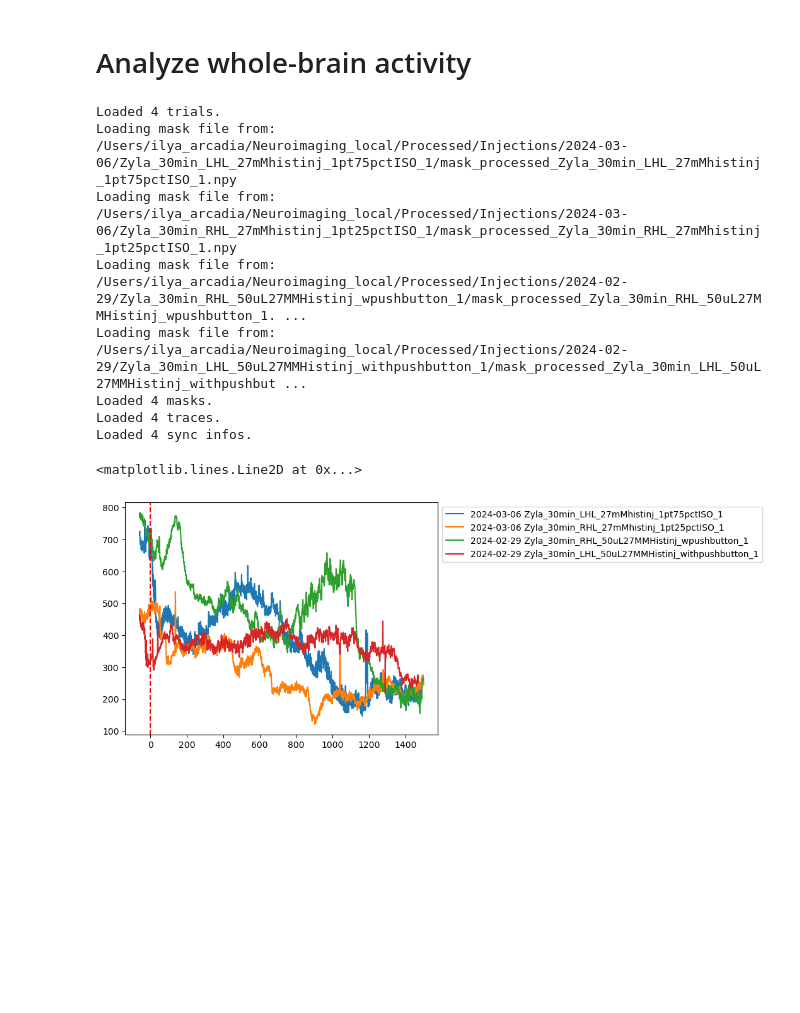
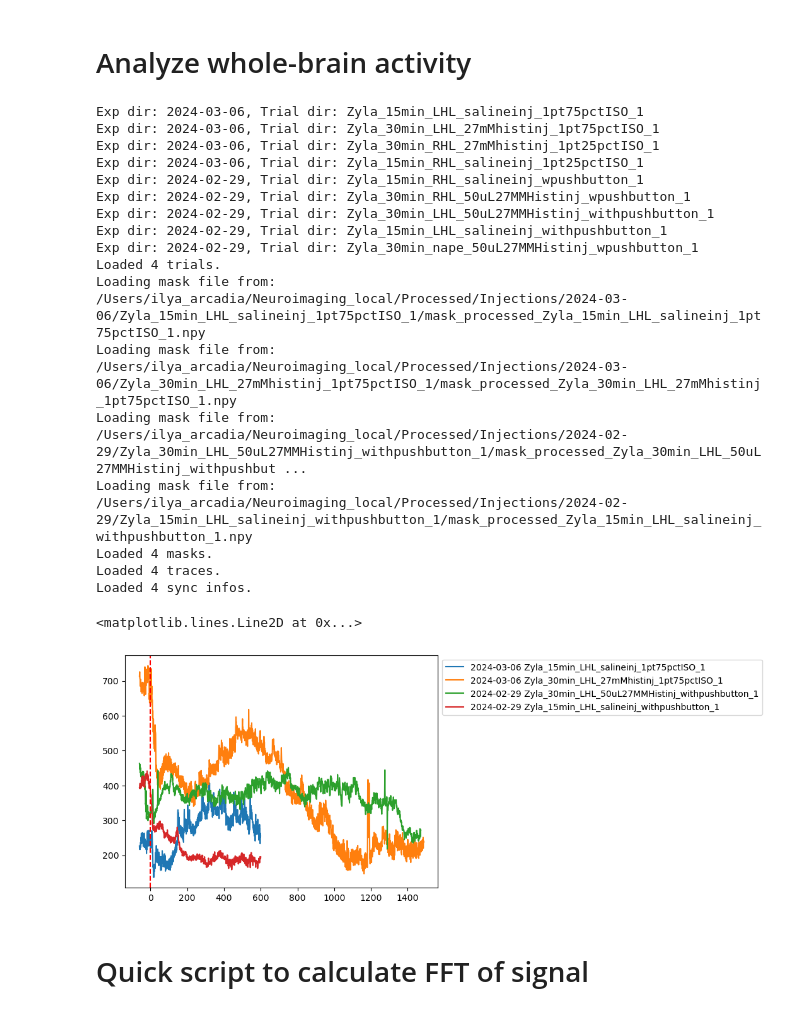
Before and after one commit to Arcadia-Science/2024-sensory-neuroimaging, a Jupyter notebook: notebooks/injection_analysis.ipynb, the cells around one changed output. Cells and saved outputs as stored; diff of their text form; code cells hidden in the pictures; blank space fills up the shorter version.

```diff
--- a/notebooks/injection_analysis.ipynb
+++ b/notebooks/injection_analysis.ipynb
@@ -1,7 +1,7 @@
 # %% [markdown]
 # Analyze whole-brain activity
 # %%
-from neuroprocessing.imagingtrials import ImagingTrials
+from neuroprocessing.imagingtrials import ImagingTrialLoader
 import matplotlib.pyplot as plt
 import numpy as np
 params = {
@@ -17,37 +17,45 @@ params = {
         'crop_px' : 20,
         'bottom_percentile' : 5
         }
 
-trials = ImagingTrials(params)
+trials = ImagingTrialLoader(params)
 exp_dates, trial_names = trials.filter_exp_and_trial_dirs(# exp_dir="2024-02-29",
-                                                          limb = ".*HL",
-                                                          injection_type=".*istinj*")
+                                                          limb = "LHL",)
+                                                          # injection_type=".*istinj*")
 masks = trials.load_mask_files()
 traces = trials.load_traces()
 sync_infos = trials.get_sync_infos()
 # Plot the traces
 
 fig, ax = plt.subplots()
 for trace, exp_date, trial_name, sync in zip(traces, exp_dates, trial_names, sync_infos):
-    #  - sync['stim_onset_frame'] / params['downsample_factor']
     t = (np.arange(0, len(trace))) / (sync['framerate_hz'] / params['downsample_factor']) - params['secs_before_stim']
     ax.plot(t, trace, label=exp_date + ' ' + trial_name)
 # legend to the right of the plot
 ax.legend(loc='upper left', bbox_to_anchor=(1, 1))
 ax.axvline(x=0, color='r', linestyle='--')
 
 # plot masks
 # fig, axs = plt.subplots(ncols=len(masks))
 # for ax, mask, exp_date, trial_name in zip(axs, masks, exp_dates, trial_names):
 #     ax.imshow(mask, cmap='gray')
 # %% [output]
+Exp dir: 2024-03-06, Trial dir: Zyla_15min_LHL_salineinj_1pt75pctISO_1
+Exp dir: 2024-03-06, Trial dir: Zyla_30min_LHL_27mMhistinj_1pt75pctISO_1
+Exp dir: 2024-03-06, Trial dir: Zyla_30min_RHL_27mMhistinj_1pt25pctISO_1
+Exp dir: 2024-03-06, Trial dir: Zyla_15min_RHL_salineinj_1pt25pctISO_1
+Exp dir: 2024-02-29, Trial dir: Zyla_15min_RHL_salineinj_wpushbutton_1
+Exp dir: 2024-02-29, Trial dir: Zyla_30min_RHL_50uL27MMHistinj_wpushbutton_1
+Exp dir: 2024-02-29, Trial dir: Zyla_30min_LHL_50uL27MMHistinj_withpushbutton_1
+Exp dir: 2024-02-29, Trial dir: Zyla_15min_LHL_salineinj_withpushbutton_1
+Exp dir: 2024-02-29, Trial dir: Zyla_30min_nape_50uL27MMHistinj_wpushbutton_1
 Loaded 4 trials.
+Loading mask file from: /Users/ilya_arcadia/Neuroimaging_local/Processed/Injections/2024-03-06/Zyla_15min_LHL_salineinj_1pt75pctISO_1/mask_processed_Zyla_15min_LHL_salineinj_1pt75pctISO_1.npy
 Loading mask file from: /Users/ilya_arcadia/Neuroimaging_local/Processed/Injections/2024-03-06/Zyla_30min_LHL_27mMhistinj_1pt75pctISO_1/mask_processed_Zyla_30min_LHL_27mMhistinj_1pt75pctISO_1.npy
-Loading mask file from: /Users/ilya_arcadia/Neuroimaging_local/Processed/Injections/2024-03-06/Zyla_30min_RHL_27mMhistinj_1pt25pctISO_1/mask_processed_Zyla_30min_RHL_27mMhistinj_1pt25pctISO_1.npy
-Loading mask file from: /Users/ilya_arcadia/Neuroimaging_local/Processed/Injections/2024-02-29/Zyla_30min_RHL_50uL27MMHistinj_wpushbutton_1/mask_processed_Zyla_30min_RHL_50uL27MMHistinj_wpushbutton_1. ...
 Loading mask file from: /Users/ilya_arcadia/Neuroimaging_local/Processed/Injections/2024-02-29/Zyla_30min_LHL_50uL27MMHistinj_withpushbutton_1/mask_processed_Zyla_30min_LHL_50uL27MMHistinj_withpushbut ...
+Loading mask file from: /Users/ilya_arcadia/Neuroimaging_local/Processed/Injections/2024-02-29/Zyla_15min_LHL_salineinj_withpushbutton_1/mask_processed_Zyla_15min_LHL_salineinj_withpushbutton_1.npy
 Loaded 4 masks.
 Loaded 4 traces.
 Loaded 4 sync infos.
 <matplotlib.lines.Line2D at 0x...>
-[figure, old version]
+[figure, new version]
@@ -54,3 +72,5 @@ Loaded 4 sync infos.
+# %% [markdown]
+# Quick script to calculate FFT of signal
 # %%
 ## FFT of the ROI
 import numpy as np
```
Also changed, not shown: parts of 3 cells of this notebook, 3 other files.
